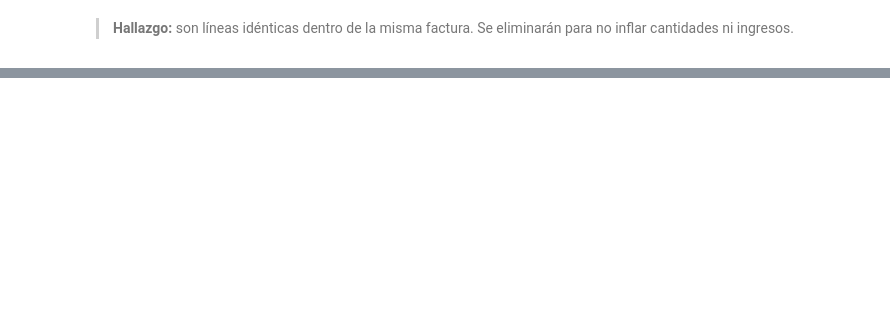
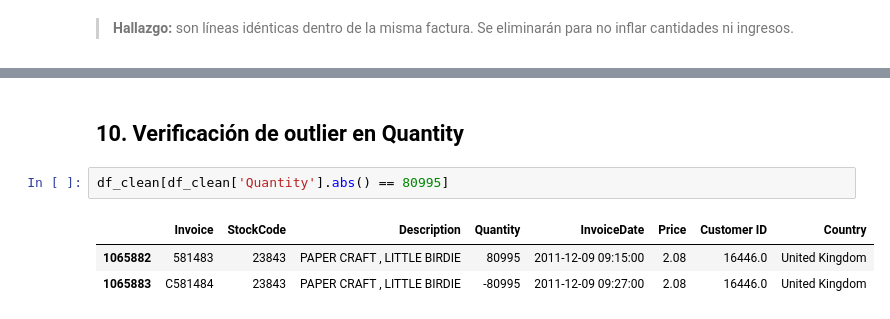
Before and after one commit to Bootcamp-DA-P3/Proyecto_EDA_Exploratory_Data_Analysis_Franco, a Jupyter notebook: notebooks/01_eda_online_retail.ipynb, the cells around one changed output, grey strips where cells are left out. Saved outputs shown, nothing was run; the diff lists cells and outputs as text; blank space fills up the shorter version.

```diff
--- a/notebooks/01_eda_online_retail.ipynb
+++ b/notebooks/01_eda_online_retail.ipynb
@@ -120,0 +149,8 @@ dups.sort_values(['Invoice','StockCode']).head(20)
+# %% [markdown]
+## 10. Verificación de outlier en Quantity
+# %%
+df_clean[df_clean['Quantity'].abs() == 80995]
+# %% [output]
+|  | Invoice | StockCode | Description | Quantity | InvoiceDate | Price | Customer ID | Country |
+| 1065882 | 581483 | 23843 | PAPER CRAFT , LITTLE BIRDIE | 80995 | 2011-12-09 09:15:00 | 2.08 | 16446.0 | United Kingdom |
+| 1065883 | C581484 | 23843 | PAPER CRAFT , LITTLE BIRDIE | -80995 | 2011-12-09 09:27:00 | 2.08 | 16446.0 | United Kingdom |
```
Also changed, not shown: parts of 31 cells of this notebook.
